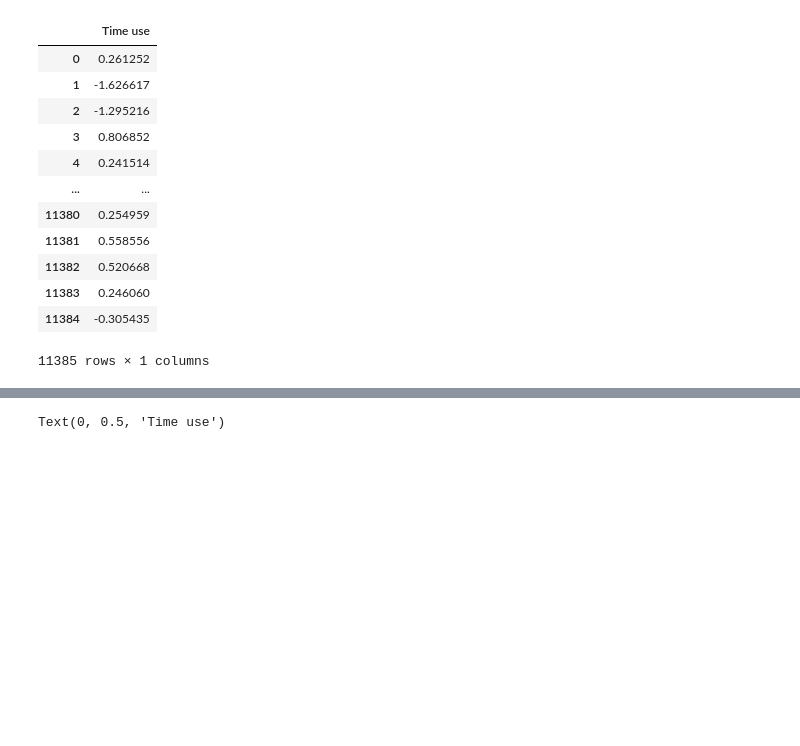
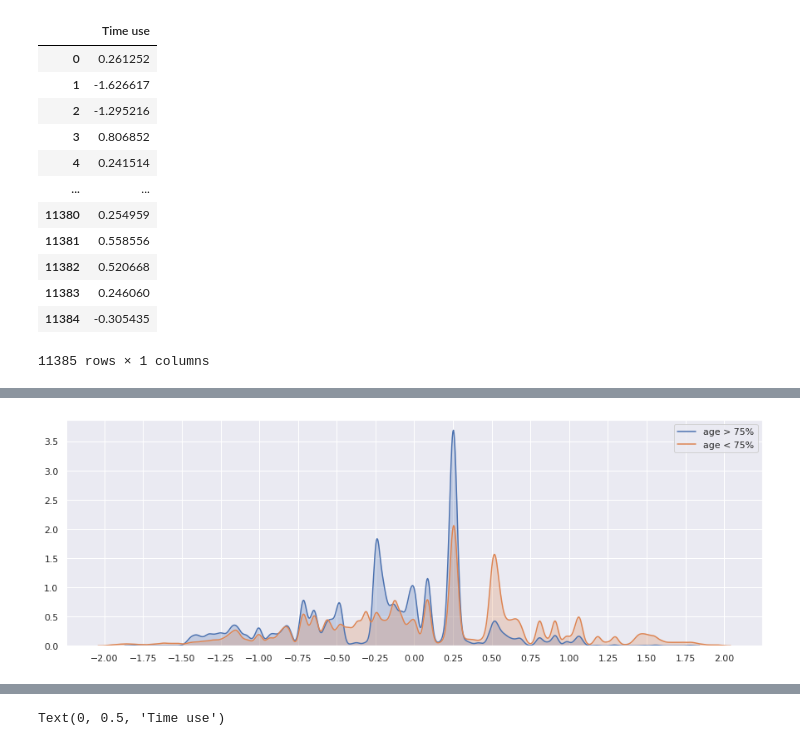
Before and after one commit to yaniv256/VAEs-in-Economics, a Jupyter notebook: Notebooks/Demographic_Data_ATUS_2013.ipynb, the cells around one changed output, grey strips where cells are left out. Drawn from its saved outputs; the diff is of its cells as text; code cells hidden in the pictures; blank space fills up the shorter version.

```diff
--- a/Notebooks/Demographic_Data_ATUS_2013.ipynb
+++ b/Notebooks/Demographic_Data_ATUS_2013.ipynb
@@ -629,0 +622,17 @@ numpy.ndarray
+# %%
+import seaborn as sns
+
+fig, ax = plt.subplots(figsize=(15, 5))
+
+sns.kdeplot(encoded_timeuse[(age > 0.75).values].values.flatten(),
+             label = 'age > 75%', shade= True, bw=0.02, gridsize= 1000 , clip = (-2,2))
+
+sns.kdeplot(encoded_timeuse[(age < 0.75).values].values.flatten(),
+             label = 'age < 75%', shade= True, bw=0.02, gridsize= 1000, clip = (-2,2))
+
+plt.grid(True)
+ax.set_xticks(np.linspace(-2,2,17))
+plt.legend(loc='upper right')
+plt.show()
+# %% [output]
+[figure, added]
```
Also changed, not shown: parts of 14 cells of this notebook.
